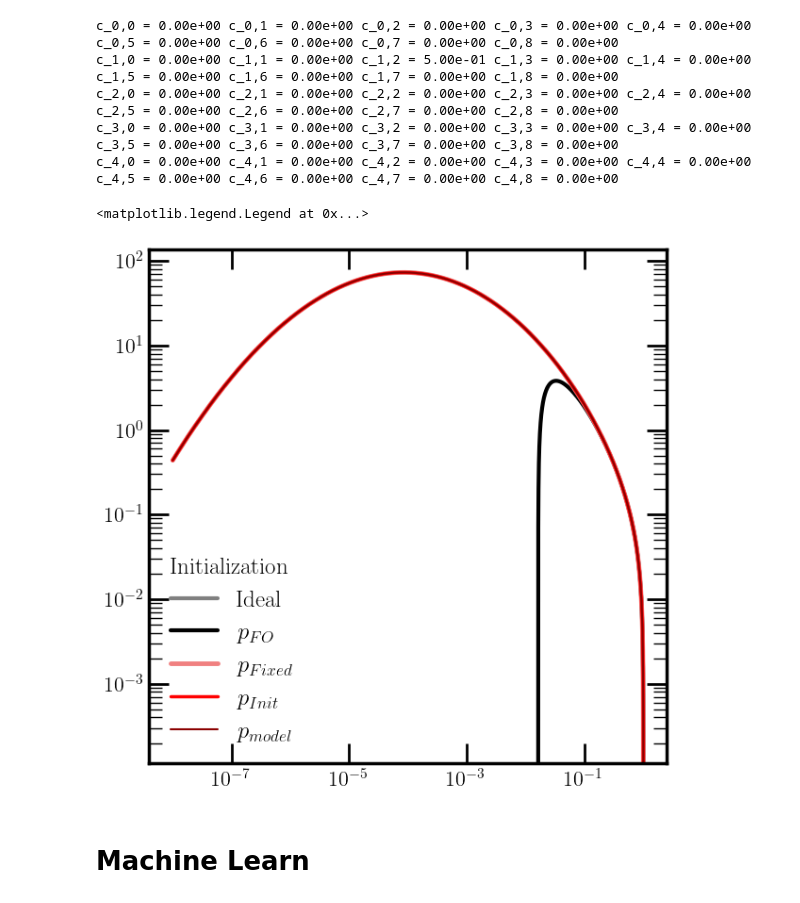
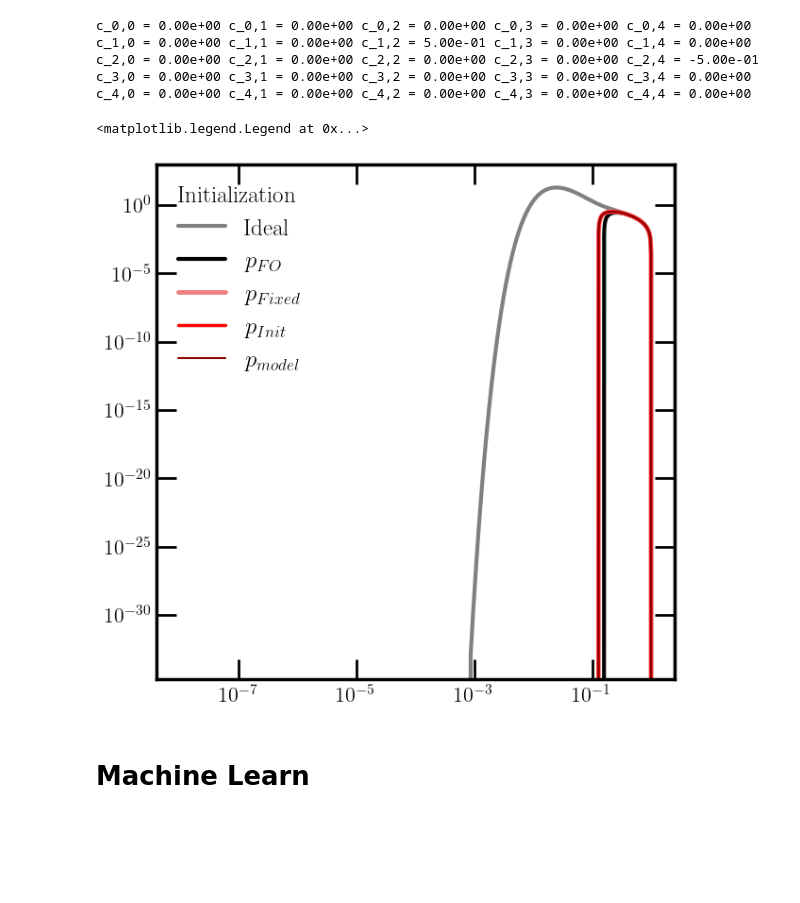
Before and after one commit to rikab/RDF, a Jupyter notebook: jax/initialization.ipynb, the cells around one changed output. Saved outputs shown, nothing was run; the diff lists cells and outputs as text; code cells hidden in the pictures; blank space fills up the shorter version.

```diff
--- a/jax/initialization.ipynb
+++ b/jax/initialization.ipynb
@@ -24,13 +24,13 @@ def x_from_t(t):
 
 def p_ideal(t, alpha, params):
     alpha_bar = alpha #* 4/3 / jnp.pi
-    return jnp.exp(-0.5 * alpha_bar * t**2) * alpha_bar * t
+    return jnp.exp(-0.5 * alpha_bar * t**2 + 0.5 * alpha_bar**2 * t **4 - 0.5 * alpha_bar**3 * t**6) * (alpha_bar * t - 2 * alpha_bar**2 * t**3 + 3 * alpha_bar**3 * t**5)
 
 
 # Taylor expansion of p(t| alpha) = exp(-alpha * t**2)(alpha * t)
 def p_t(t, alpha, params):
     alpha_bar = alpha #* 4/3 / jnp.pi
-    return alpha_bar * t -  0.5 * alpha_bar**2 * t**3
+    return alpha_bar * t -  2.5 * alpha_bar**2 * t**3
 
 p_x_ideal = lambda x, alpha, params: p_ideal(t_from_x(x), alpha, params) * jnp.abs(1/x)
 p_x = lambda x, alpha, params: p_t(t_from_x(x), alpha, params) * jnp.abs(1/x)
@@ -57,45 +57,45 @@ plt.legend(title = "Example Setup")
 
 FIXED_MN = (2, 4)           # The coefficients of the distribution we cannot change
 INITIALIZED_MN = (2, 4)     # The coefficients of the distribution we initialize the optimization with. Must be >= FIXED_MN
-MODEL_MN = (4, 8)           # The coefficients of the model we are optimizing. Must be >= INITIALIZED_MN.
+MODEL_MN = (4, 4)           # The coefficients of the model we are optimizing. Must be >= INITIALIZED_MN.
 
 
 frozen_mask = jnp.zeros((MODEL_MN[0] + 1, MODEL_MN[1] + 1), dtype=bool)
 frozen_mask = frozen_mask.at[:FIXED_MN[0] + 1, :FIXED_MN[1] + 1].set(True)
 
 
 model_params = jnp.zeros((MODEL_MN[0] + 1, MODEL_MN[1] + 1))
 
 matched_coeffs = matching_coeffs(p_t, INITIALIZED_MN[0], INITIALIZED_MN[1])
 matched_coeffs = matched_coeffs[:INITIALIZED_MN[0] + 1, :INITIALIZED_MN[1] + 1]
 model_params = model_params.at[:INITIALIZED_MN[0] + 1, :INITIALIZED_MN[1] + 1].set(matched_coeffs)
 
 print_polynomial(model_params)
 
 
 pdf = construct_pdf(polynomial, t_from_x)
 vmapped_pdf = jax.vmap(pdf, in_axes=(0, None, None))
 
 fig, ax = newplot("full")
 ax.plot(xs, p_x_ideal(xs, 0.118, None), label="Ideal", color = "grey")
 ax.plot(xs, p_x(xs, 0.118, None), label=r"$p_{FO}$", color = "black")
 
 ax.plot(xs, vmapped_pdf(xs, 0.118, model_params[:FIXED_MN[0]+ 1, :FIXED_MN[1] + 1]), label=r"$p_{Fixed}$", color = "lightcoral", lw = 3.5)
 ax.plot(xs, vmapped_pdf(xs, 0.118, model_params[:INITIALIZED_MN[0]+ 1, :INITIALIZED_MN[1] + 1]), label=r"$p_{Init}$", color = "red", lw = 2.5)
 ax.plot(xs, vmapped_pdf(xs, 0.118, model_params), label=r"$p_{model}$", color = "darkred", lw = 1.5)
 
 ax.set_xscale("log")
 ax.set_yscale("log")
 
 plt.legend(title = "Initialization")
 # %% [output]
-c_0,0 = 0.00e+00 c_0,1 = 0.00e+00 c_0,2 = 0.00e+00 c_0,3 = 0.00e+00 c_0,4 = 0.00e+00 c_0,5 = 0.00e+00 c_0,6 = 0.00e+00 c_0,7 = 0.00e+00 c_0,8 = 0.00e+00
-c_1,0 = 0.00e+00 c_1,1 = 0.00e+00 c_1,2 = 5.00e-01 c_1,3 = 0.00e+00 c_1,4 = 0.00e+00 c_1,5 = 0.00e+00 c_1,6 = 0.00e+00 c_1,7 = 0.00e+00 c_1,8 = 0.00e+00
-c_2,0 = 0.00e+00 c_2,1 = 0.00e+00 c_2,2 = 0.00e+00 c_2,3 = 0.00e+00 c_2,4 = 0.00e+00 c_2,5 = 0.00e+00 c_2,6 = 0.00e+00 c_2,7 = 0.00e+00 c_2,8 = 0.00e+00
-c_3,0 = 0.00e+00 c_3,1 = 0.00e+00 c_3,2 = 0.00e+00 c_3,3 = 0.00e+00 c_3,4 = 0.00e+00 c_3,5 = 0.00e+00 c_3,6 = 0.00e+00 c_3,7 = 0.00e+00 c_3,8 = 0.00e+00
-c_4,0 = 0.00e+00 c_4,1 = 0.00e+00 c_4,2 = 0.00e+00 c_4,3 = 0.00e+00 c_4,4 = 0.00e+00 c_4,5 = 0.00e+00 c_4,6 = 0.00e+00 c_4,7 = 0.00e+00 c_4,8 = 0.00e+00
+c_0,0 = 0.00e+00 c_0,1 = 0.00e+00 c_0,2 = 0.00e+00 c_0,3 = 0.00e+00 c_0,4 = 0.00e+00
+c_1,0 = 0.00e+00 c_1,1 = 0.00e+00 c_1,2 = 5.00e-01 c_1,3 = 0.00e+00 c_1,4 = 0.00e+00
+c_2,0 = 0.00e+00 c_2,1 = 0.00e+00 c_2,2 = 0.00e+00 c_2,3 = 0.00e+00 c_2,4 = -5.00e-01
+c_3,0 = 0.00e+00 c_3,1 = 0.00e+00 c_3,2 = 0.00e+00 c_3,3 = 0.00e+00 c_3,4 = 0.00e+00
+c_4,0 = 0.00e+00 c_4,1 = 0.00e+00 c_4,2 = 0.00e+00 c_4,3 = 0.00e+00 c_4,4 = 0.00e+00
 <matplotlib.legend.Legend at 0x...>
-[figure, old version]
+[figure, new version]
 # %% [markdown]
 # Machine Learn
 # %%
```
Also changed, not shown: parts of 5 cells of this notebook, 1 other file.
